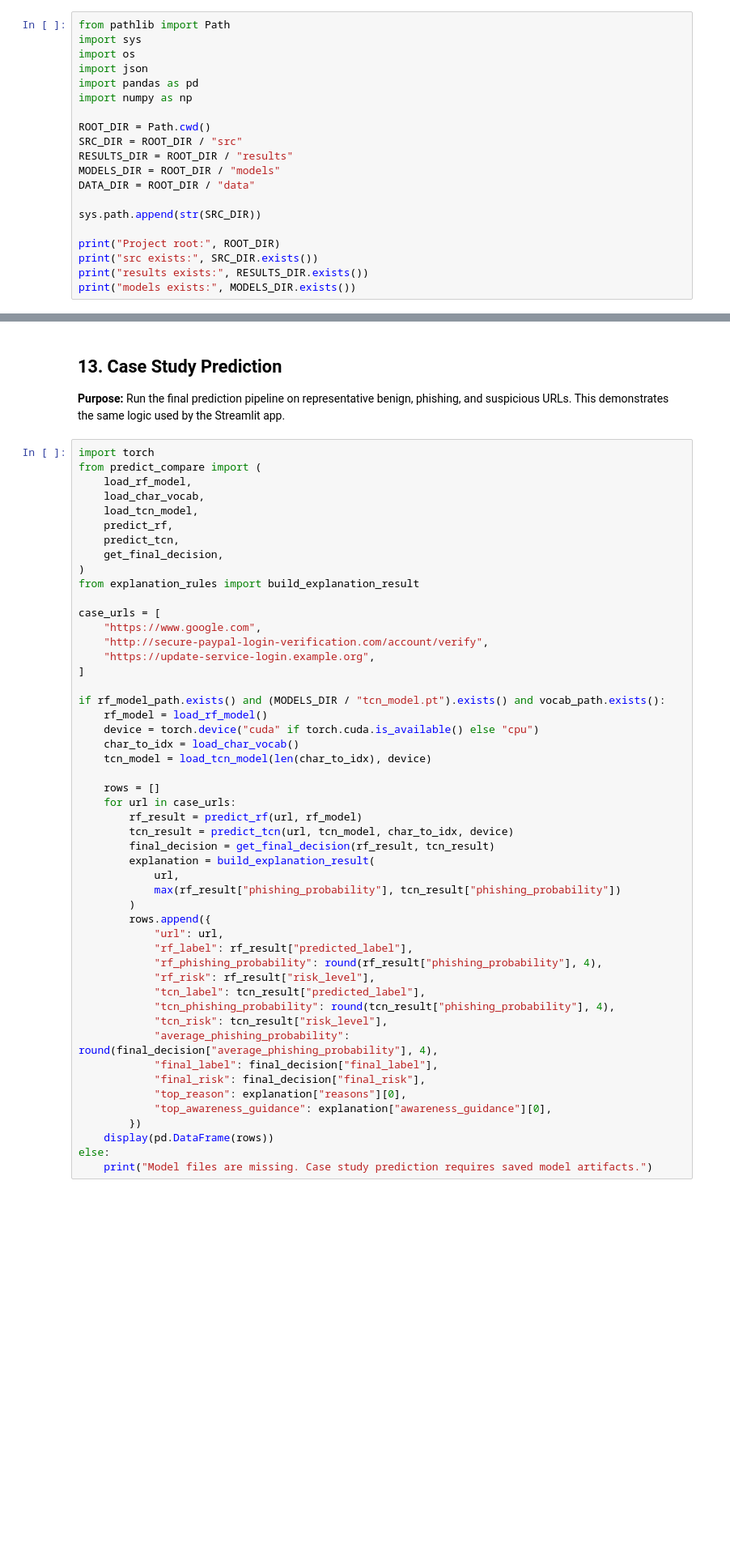
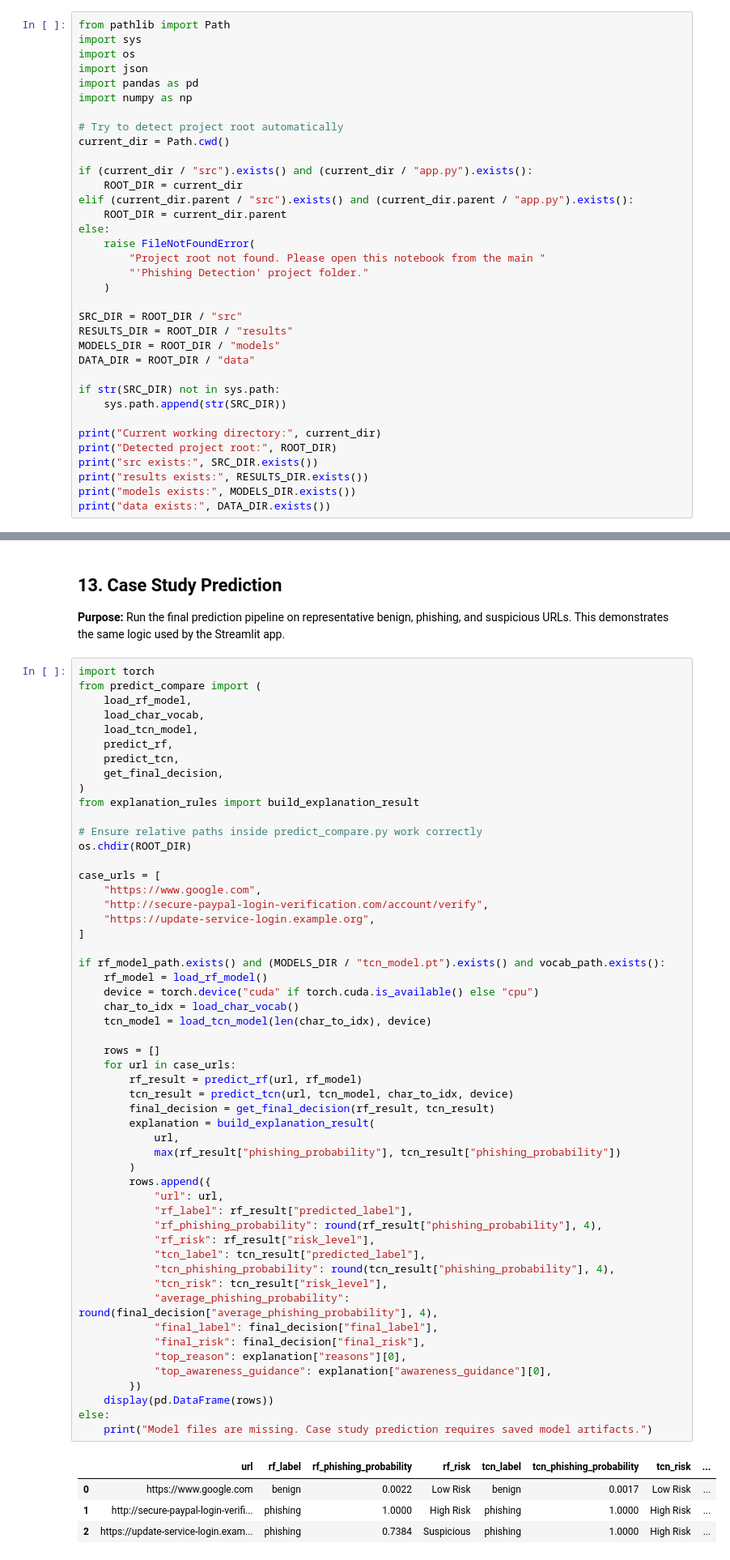
Before and after one commit to WT0715/veriqurl-phishing-detection, a Jupyter notebook: notebooks/VeriqURL_Full_Pipeline.ipynb, the cells around one changed output, grey strips where cells are left out. Shown at 81% size. Cells and saved outputs as stored; diff of their text form; blank space fills up the shorter version.

Commit message:
modify readme and notebook

```diff
--- a/notebooks/VeriqURL_Full_Pipeline.ipynb
+++ b/notebooks/VeriqURL_Full_Pipeline.ipynb
@@ -17,16 +17,31 @@ import json
 import pandas as pd
 import numpy as np
 
-ROOT_DIR = Path.cwd()
+# Try to detect project root automatically
+current_dir = Path.cwd()
+
+if (current_dir / "src").exists() and (current_dir / "app.py").exists():
+    ROOT_DIR = current_dir
+elif (current_dir.parent / "src").exists() and (current_dir.parent / "app.py").exists():
+    ROOT_DIR = current_dir.parent
+else:
+    raise FileNotFoundError(
+        "Project root not found. Please open this notebook from the main "
+        "'Phishing Detection' project folder."
+    )
+
 SRC_DIR = ROOT_DIR / "src"
 RESULTS_DIR = ROOT_DIR / "results"
 MODELS_DIR = ROOT_DIR / "models"
 DATA_DIR = ROOT_DIR / "data"
 
-sys.path.append(str(SRC_DIR))
+if str(SRC_DIR) not in sys.path:
+    sys.path.append(str(SRC_DIR))
 
-print("Project root:", ROOT_DIR)
+print("Current working directory:", current_dir)
+print("Detected project root:", ROOT_DIR)
 print("src exists:", SRC_DIR.exists())
 print("results exists:", RESULTS_DIR.exists())
 print("models exists:", MODELS_DIR.exists())
+print("data exists:", DATA_DIR.exists())
 # %% [output]
@@ -222,6 +361,9 @@ from predict_compare import (
     get_final_decision,
 )
 from explanation_rules import build_explanation_result
+
+# Ensure relative paths inside predict_compare.py work correctly
+os.chdir(ROOT_DIR)
 
 case_urls = [
     "https://www.google.com",
@@ -234,33 +376,38 @@ if rf_model_path.exists() and (MODELS_DIR / "tcn_model.pt").exists() and vocab_p
     device = torch.device("cuda" if torch.cuda.is_available() else "cpu")
     char_to_idx = load_char_vocab()
     tcn_model = load_tcn_model(len(char_to_idx), device)
 
     rows = []
     for url in case_urls:
         rf_result = predict_rf(url, rf_model)
         tcn_result = predict_tcn(url, tcn_model, char_to_idx, device)
         final_decision = get_final_decision(rf_result, tcn_result)
         explanation = build_explanation_result(
             url,
             max(rf_result["phishing_probability"], tcn_result["phishing_probability"])
         )
         rows.append({
             "url": url,
             "rf_label": rf_result["predicted_label"],
             "rf_phishing_probability": round(rf_result["phishing_probability"], 4),
             "rf_risk": rf_result["risk_level"],
             "tcn_label": tcn_result["predicted_label"],
             "tcn_phishing_probability": round(tcn_result["phishing_probability"], 4),
             "tcn_risk": tcn_result["risk_level"],
             "average_phishing_probability": round(final_decision["average_phishing_probability"], 4),
             "final_label": final_decision["final_label"],
             "final_risk": final_decision["final_risk"],
             "top_reason": explanation["reasons"][0],
             "top_awareness_guidance": explanation["awareness_guidance"][0],
         })
     display(pd.DataFrame(rows))
 else:
     print("Model files are missing. Case study prediction requires saved model artifacts.")
+# %% [output]
+|  | url | rf_label | rf_phishing_probability | rf_risk | tcn_label | tcn_phishing_probability | tcn_risk | ... |
+| 0 | https://www.google.com | benign | 0.0022 | Low Risk | benign | 0.0017 | Low Risk | ... |
+| 1 | http://secure-paypal-login-verifi... | phishing | 1.0000 | High Risk | phishing | 1.0000 | High Risk | ... |
+| 2 | https://update-service-login.exam... | phishing | 0.7384 | Suspicious | phishing | 1.0000 | High Risk | ... |
 # %% [markdown]
 ## 14. Summary
 
```
Also changed, not shown: parts of 13 cells of this notebook, 1 other file.
